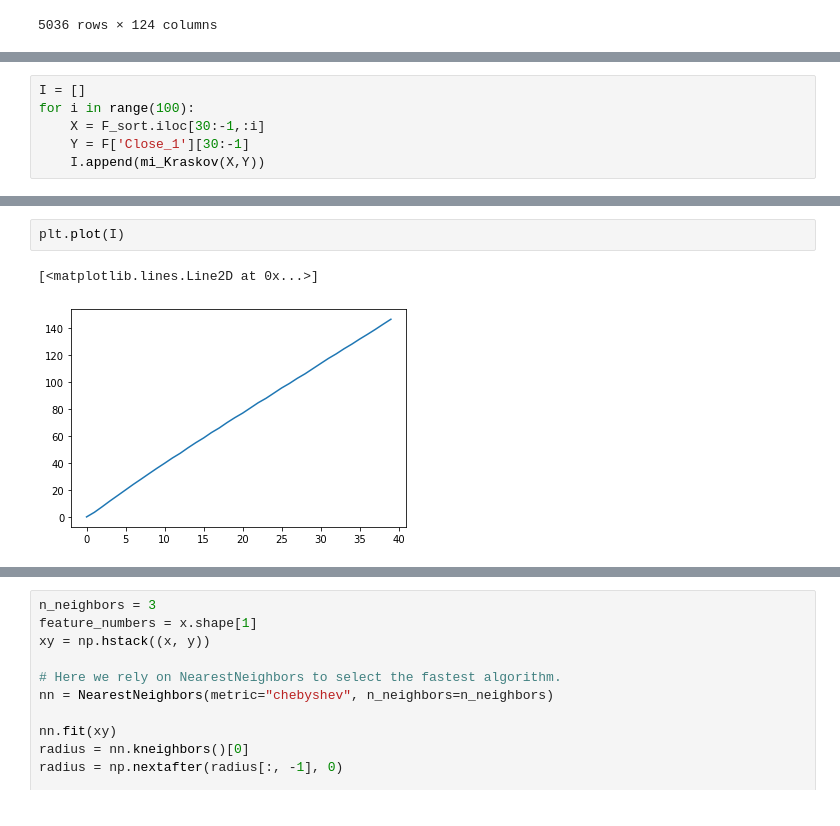
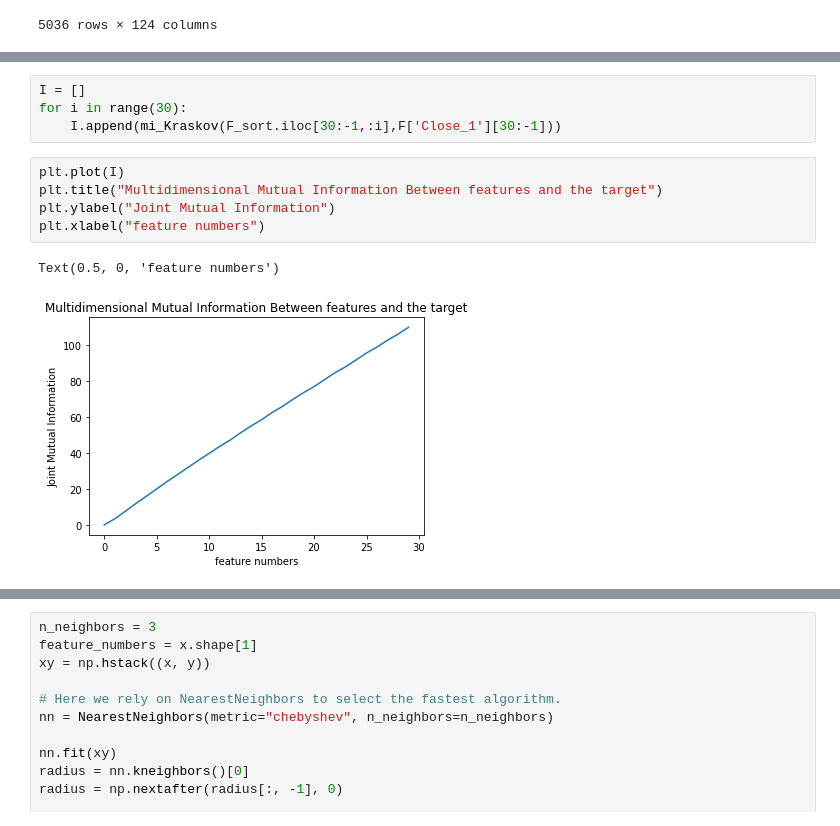
Before and after one commit to GirlOfKook1997/Optimal-Lag-Selection-by-Mutual-Information, a Jupyter notebook: Mutual Information_KNN_Forward Search.ipynb, the cells around one changed output, grey strips where cells are left out. Saved outputs shown, nothing was run; the diff lists cells and outputs as text.

```diff
--- a/Mutual Information_KNN_Forward Search.ipynb
+++ b/Mutual Information_KNN_Forward Search.ipynb
@@ -271,9 +299,3 @@ def mi_Kraskov(features,target, k=3,intens = 1e-10):
         ret -= avgdigamma(x[i], dvec[i])
     ret += digamma(k) - (float(len(x))-1.)/float(k) + (float(len(x))-1.) * digamma(len(x[0]))
     return ret
-# %%
-I = []
-for i in range(100):
-    X = F_sort.iloc[30:-1,:i]
-    Y = F['Close_1'][30:-1]
-    I.append(mi_Kraskov(X,Y))
@@ -282,5 +311,12 @@ NameError: name 'F_sort' is not defined
+# %%
+I = []
+for i in range(30):
+    I.append(mi_Kraskov(F_sort.iloc[30:-1,:i],F['Close_1'][30:-1]))
 # %%
 plt.plot(I)
+plt.title("Multidimensional Mutual Information Between features and the target")
+plt.ylabel("Joint Mutual Information")
+plt.xlabel("feature numbers")
 # %% [output]
-[<matplotlib.lines.Line2D at 0x...>]
+Text(0.5, 0, 'feature numbers')
-[figure, old version]
+[figure, new version]
```
Also changed, not shown: parts of 24 cells of this notebook.
